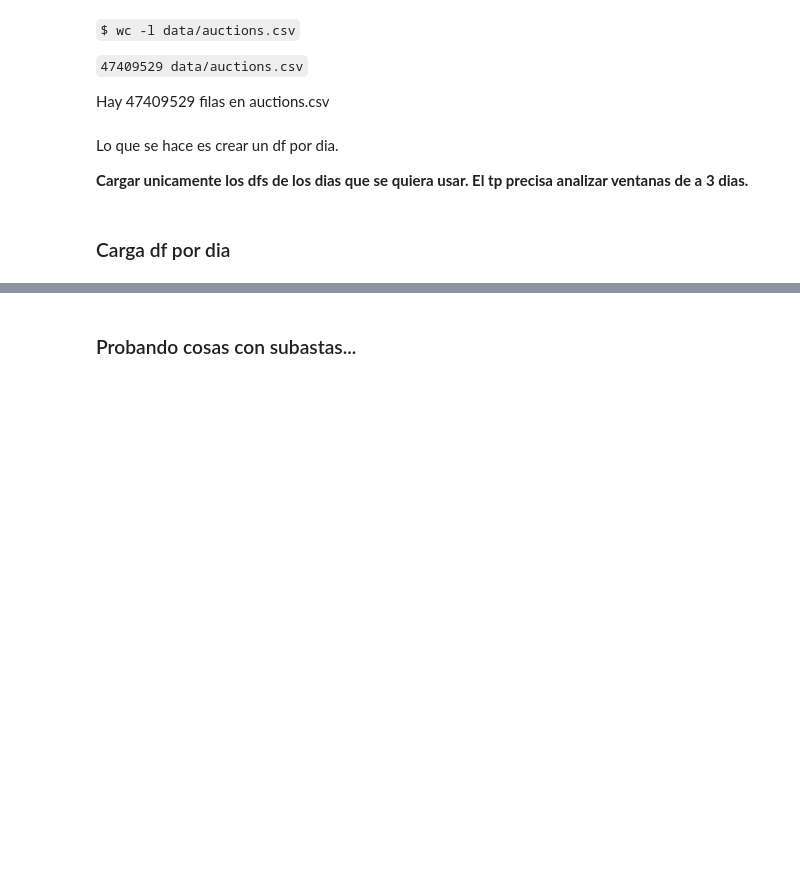
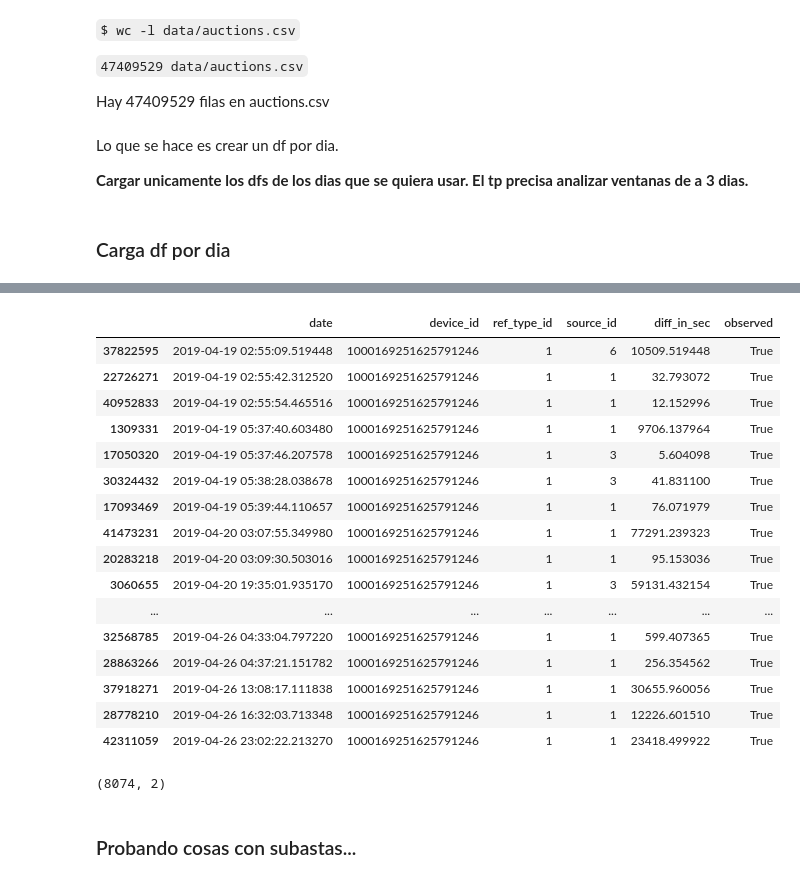
Before and after one commit to rozanecm/7506_tp2_1c2019, a Jupyter notebook: notebooks/My nb by mr.ipynb, the cells around one changed output, grey strips where cells are left out. Saved outputs shown, nothing was run; the diff lists cells and outputs as text; code cells hidden in the pictures; blank space fills up the shorter version.

```diff
--- a/notebooks/My nb by mr.ipynb
+++ b/notebooks/My nb by mr.ipynb
@@ -390,0 +533,24 @@ auctions_dtypes = {'device_id':'category',
+# %%
+asdf
+# %% [output]
+|  | date | device_id | ref_type_id | source_id | diff_in_sec | observed |
+| 37822595 | 2019-04-19 02:55:09.519448 | 1000169251625791246 | 1 | 6 | 10509.519448 | True |
+| 22726271 | 2019-04-19 02:55:42.312520 | 1000169251625791246 | 1 | 1 | 32.793072 | True |
+| 40952833 | 2019-04-19 02:55:54.465516 | 1000169251625791246 | 1 | 1 | 12.152996 | True |
+| 1309331 | 2019-04-19 05:37:40.603480 | 1000169251625791246 | 1 | 1 | 9706.137964 | True |
+| 17050320 | 2019-04-19 05:37:46.207578 | 1000169251625791246 | 1 | 3 | 5.604098 | True |
+| 30324432 | 2019-04-19 05:38:28.038678 | 1000169251625791246 | 1 | 3 | 41.831100 | True |
+| 17093469 | 2019-04-19 05:39:44.110657 | 1000169251625791246 | 1 | 1 | 76.071979 | True |
+| 41473231 | 2019-04-20 03:07:55.349980 | 1000169251625791246 | 1 | 1 | 77291.239323 | True |
+| 20283218 | 2019-04-20 03:09:30.503016 | 1000169251625791246 | 1 | 1 | 95.153036 | True |
+| 3060655 | 2019-04-20 19:35:01.935170 | 1000169251625791246 | 1 | 3 | 59131.432154 | True |
+| ... | ... | ... | ... | ... | ... | ... |
+| 32568785 | 2019-04-26 04:33:04.797220 | 1000169251625791246 | 1 | 1 | 599.407365 | True |
+| 28863266 | 2019-04-26 04:37:21.151782 | 1000169251625791246 | 1 | 1 | 256.354562 | True |
+| 37918271 | 2019-04-26 13:08:17.111838 | 1000169251625791246 | 1 | 1 | 30655.960056 | True |
+| 28778210 | 2019-04-26 16:32:03.713348 | 1000169251625791246 | 1 | 1 | 12226.601510 | True |
+| 42311059 | 2019-04-26 23:02:22.213270 | 1000169251625791246 | 1 | 1 | 23418.499922 | True |
+# %%
+target.shape
+# %% [output]
+(8074, 2)
```
Also changed, not shown: parts of 43 cells of this notebook.
